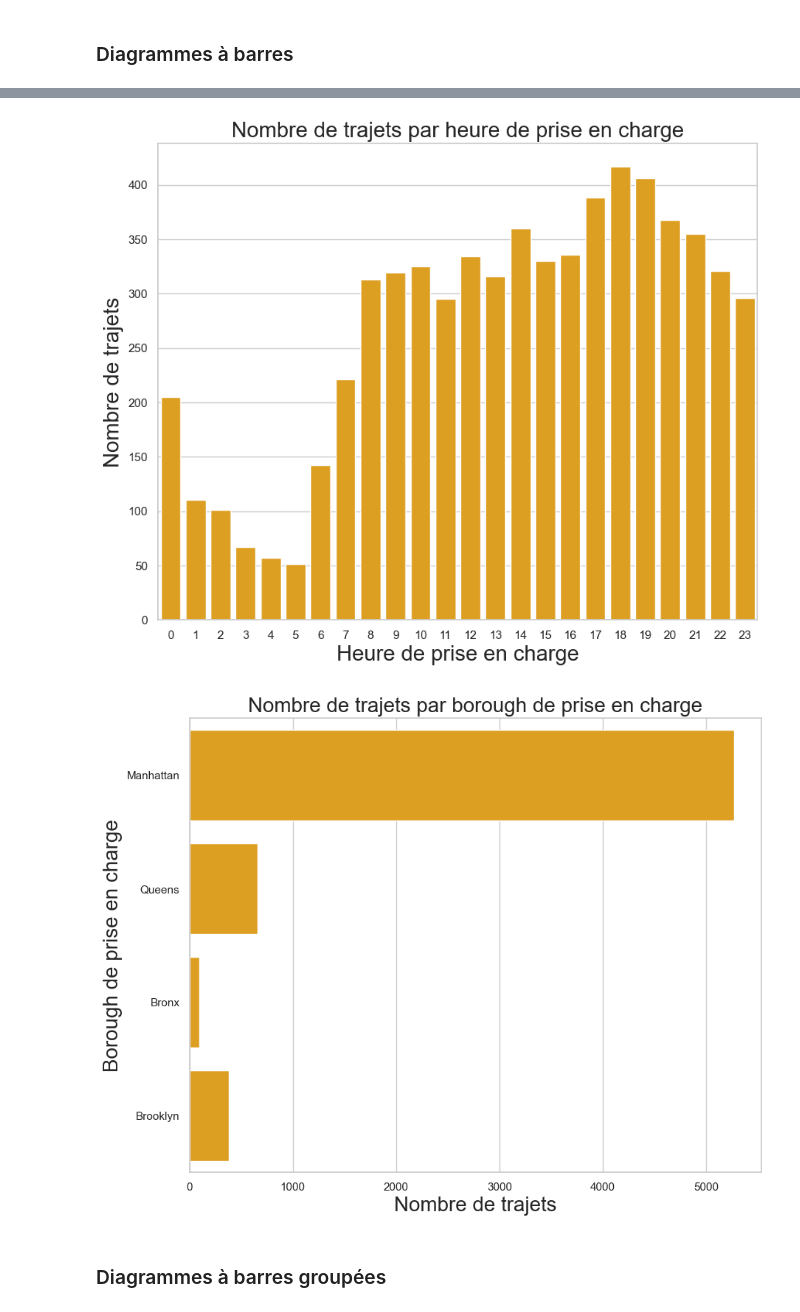
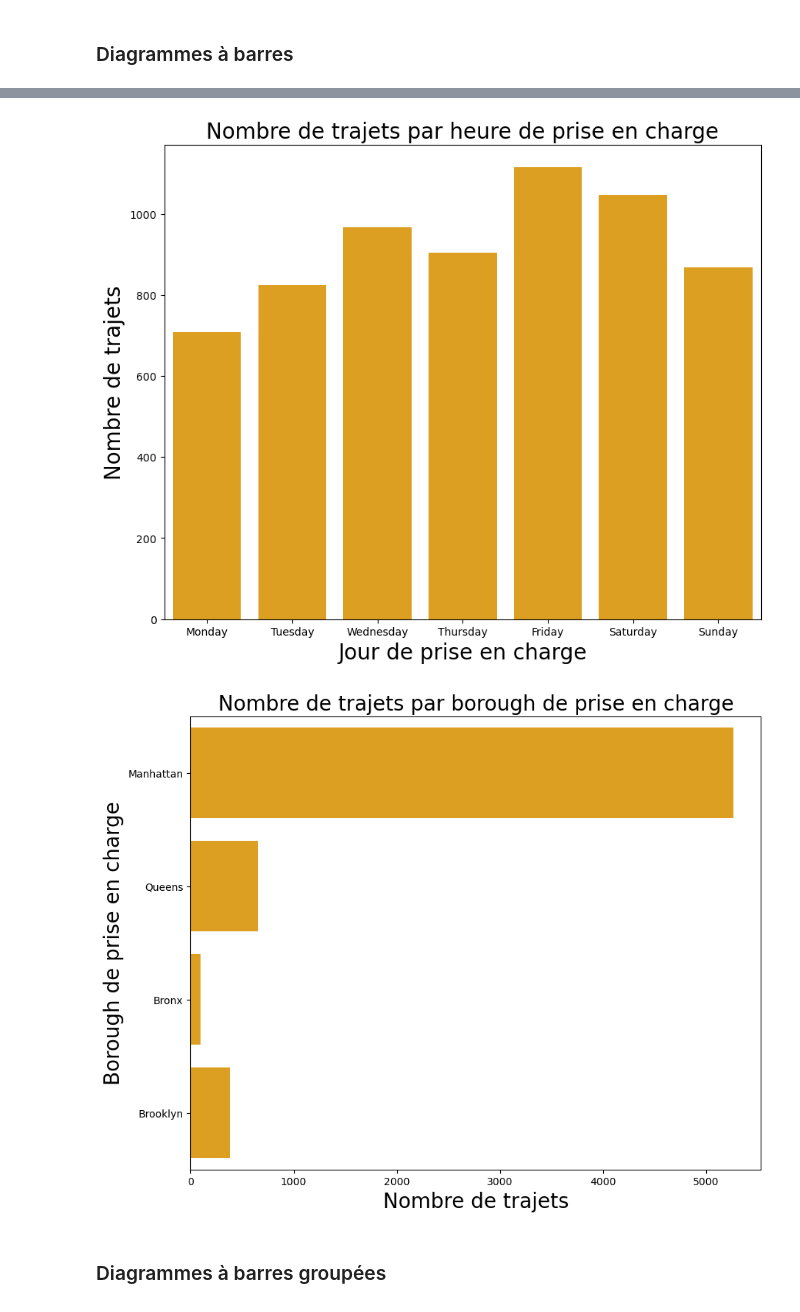
Before and after one commit to FlorianaGargiulo/Python4SHS, a Jupyter notebook: 8_visualization.ipynb, the cells around one changed output, grey strips where cells are left out. Drawn from its saved outputs; the diff is of its cells as text; code cells hidden in the pictures.

```diff
--- a/8_visualization.ipynb
+++ b/8_visualization.ipynb
@@ -49,3 +101,5 @@ df.head()
 | 2 | 2019-03-27 17:53:01 | 2019-03-27 18:00:25 | 1 | 1.37 | 7.5 | 2.36 | 0.0 | 14.16 | yellow | credit card | ... |
 | 3 | 2019-03-10 01:23:59 | 2019-03-10 01:49:51 | 1 | 7.70 | 27.0 | 6.15 | 0.0 | 36.95 | yellow | credit card | ... |
 | 4 | 2019-03-30 13:27:42 | 2019-03-30 13:37:14 | 3 | 2.16 | 9.0 | 1.10 | 0.0 | 13.40 | yellow | credit card | ... |
+# %%
+df['pickup_hour ']=df['pickup'].dt.hour
@@ -108,13 +217,13 @@ C’est beaucoup plus facile de le faire avec Seaborn à partir de Pandas, qui s
 # %%
 # barplot du nombre de trajets par heure de prise en charge
 plt.figure(figsize=(10, 8))
-sns.countplot(x='pickup_hour', data=df, color='#fca903')
-plt.xlabel('Heure de prise en charge',size=20)
+sns.countplot(x='pickup_dayofweek', data=df, color='#fca903')
+plt.xlabel('Jour de prise en charge',size=20)
 plt.ylabel('Nombre de trajets',size=20)
 plt.title('Nombre de trajets par heure de prise en charge',size=20)
 plt.show()
 # %% [output]
-[figure, old version]
+[figure, new version]
 # %%
 # en horisontal, nombre de trajets par borough de prise en charge
 plt.figure(figsize=(10, 8))
@@ -124,7 +233,7 @@ plt.ylabel('Borough de prise en charge',size=20)
 plt.title('Nombre de trajets par borough de prise en charge',size=20)
 plt.show()
 # %% [output]
-[figure, old version]
+[figure, new version]
 # %% [markdown]
 ### Diagrammes à barres groupées
 # %%
```
Also changed, not shown: parts of 31 cells of this notebook.
